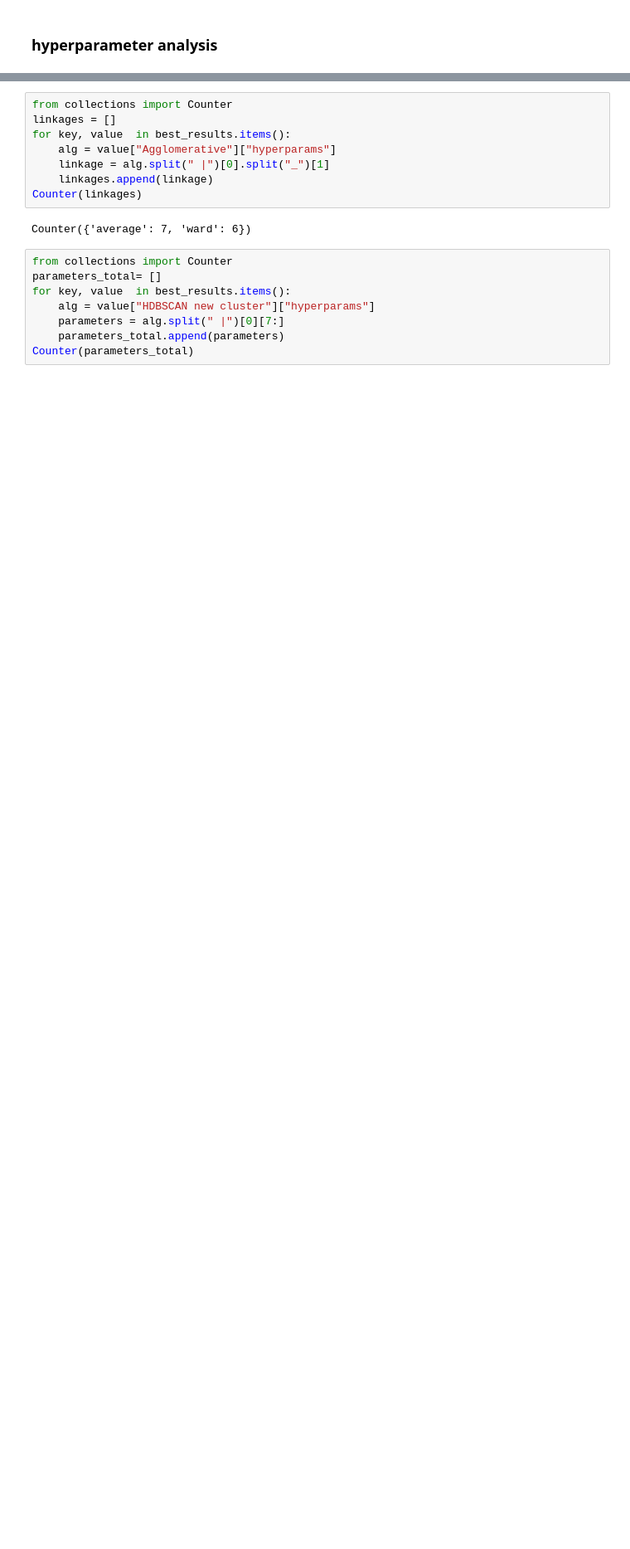
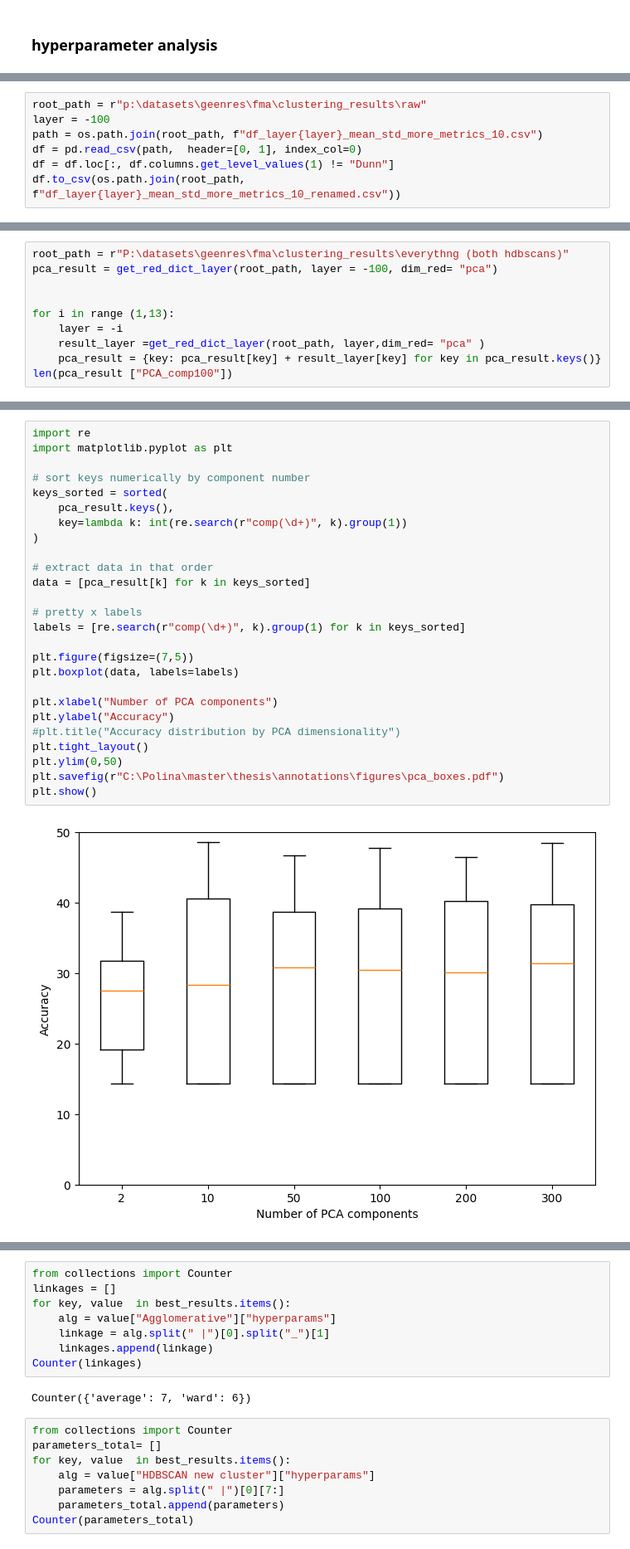
Before and after one commit to PulyaPolya/genres, a Jupyter notebook: ast_embedding_clustering.ipynb, the cells around one changed output, grey strips where cells are left out. Shown at 83% size. Drawn from its saved outputs; the diff is of its cells as text; blank space fills up the shorter version.

```diff
--- a/ast_embedding_clustering.ipynb
+++ b/ast_embedding_clustering.ipynb
@@ -2283,0 +2342,7 @@ best_results
+# %%
+root_path = r"p:\datasets\geenres\fma\clustering_results\raw"
+layer = -100
+path = os.path.join(root_path, f"df_layer{layer}_mean_std_more_metrics_10.csv")
+df = pd.read_csv(path,  header=[0, 1], index_col=0)
+df = df.loc[:, df.columns.get_level_values(1) != "Dunn"]
+df.to_csv(os.path.join(root_path, f"df_layer{layer}_mean_std_more_metrics_10_renamed.csv"))
@@ -2283,0 +2409,10 @@ best_results
+# %%
+root_path = r"P:\datasets\geenres\fma\clustering_results\everythng (both hdbscans)"
+pca_result = get_red_dict_layer(root_path, layer = -100, dim_red= "pca")
+
+
+for i in range (1,13):
+    layer = -i
+    result_layer =get_red_dict_layer(root_path, layer,dim_red= "pca" )
+    pca_result = {key: pca_result[key] + result_layer[key] for key in pca_result.keys()}
+len(pca_result ["PCA_comp100"])
@@ -2283,0 +2421,28 @@ best_results
+# %%
+import re
+import matplotlib.pyplot as plt
+
+# sort keys numerically by component number
+keys_sorted = sorted(
+    pca_result.keys(),
+    key=lambda k: int(re.search(r"comp(\d+)", k).group(1))
+)
+
+# extract data in that order
+data = [pca_result[k] for k in keys_sorted]
+
+# pretty x labels
+labels = [re.search(r"comp(\d+)", k).group(1) for k in keys_sorted]
+
+plt.figure(figsize=(7,5))
+plt.boxplot(data, labels=labels)
+
+plt.xlabel("Number of PCA components")
+plt.ylabel("Accuracy")
+#plt.title("Accuracy distribution by PCA dimensionality")
+plt.tight_layout()
+plt.ylim(0,50)
+plt.savefig(r"C:\Polina\master\thesis\annotations\figures\pca_boxes.pdf")
+plt.show()
+# %% [output]
+[figure, added]
```
Also changed, not shown: parts of 29 cells of this notebook, 2 other files.
